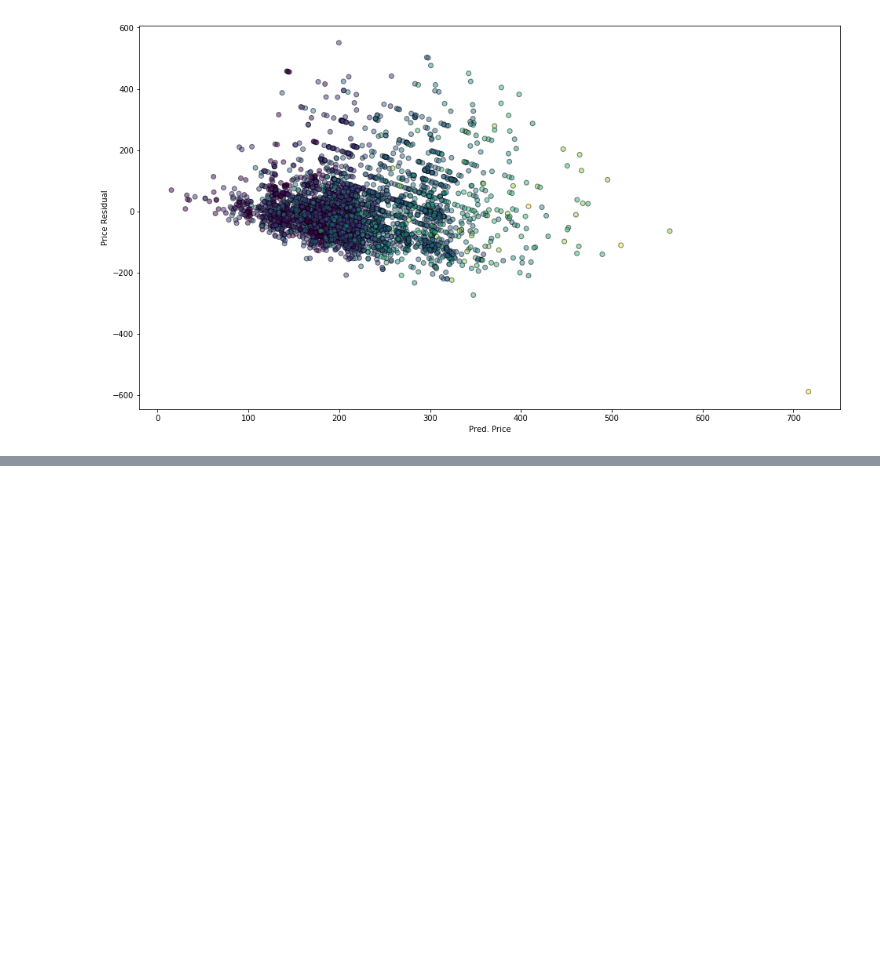
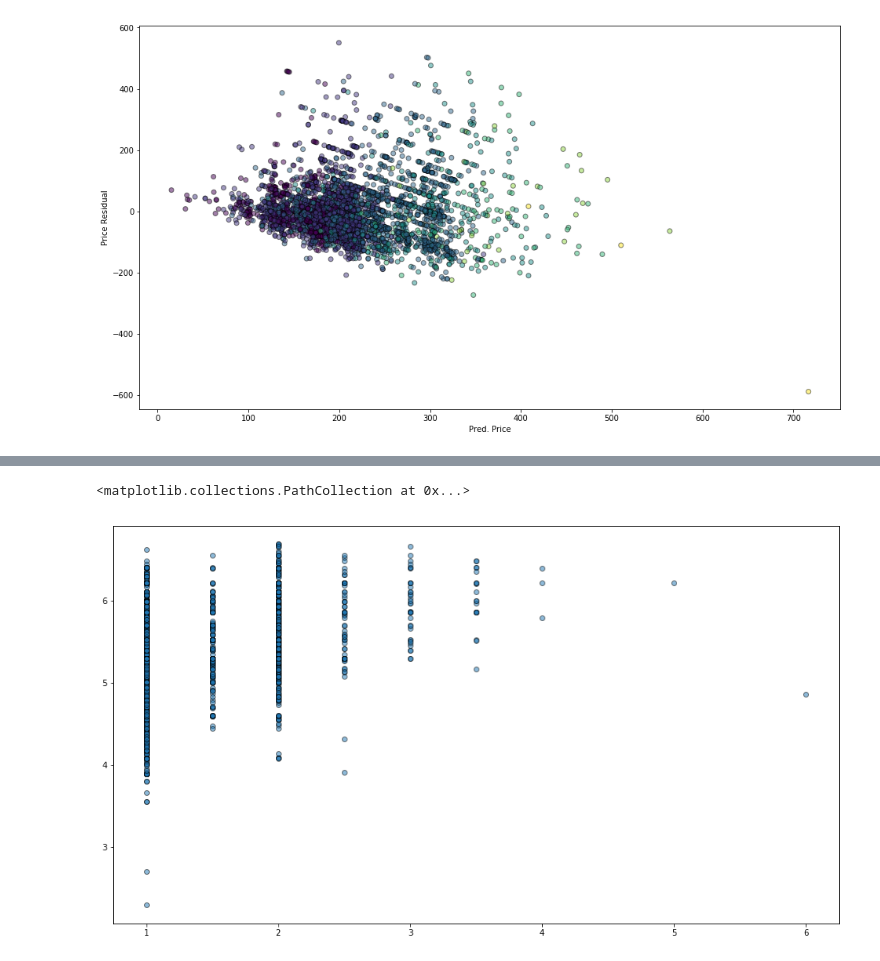
Before and after one commit to david-riser/insight-airbnb, a Jupyter notebook: notebooks/explore_residuals.ipynb, the cells around one changed output, grey strips where cells are left out. Drawn from its saved outputs; the diff is of its cells as text; code cells hidden in the pictures; blank space fills up the shorter version.

```diff
--- a/notebooks/explore_residuals.ipynb
+++ b/notebooks/explore_residuals.ipynb
@@ -92,0 +104,11 @@ Text(0, 0.5, 'Price Residual')
+# %%
+plt.figure(figsize = (16, 9))
+plt.scatter(
+    airbnb_data['bathrooms'],
+    np.log(airbnb_data['price']),
+    edgecolor = 'k',
+    alpha = 0.5
+)
+# %% [output]
+<matplotlib.collections.PathCollection at 0x...>
+[figure, added]
```
Also changed, not shown: parts of 3 cells of this notebook, 28 other files.
